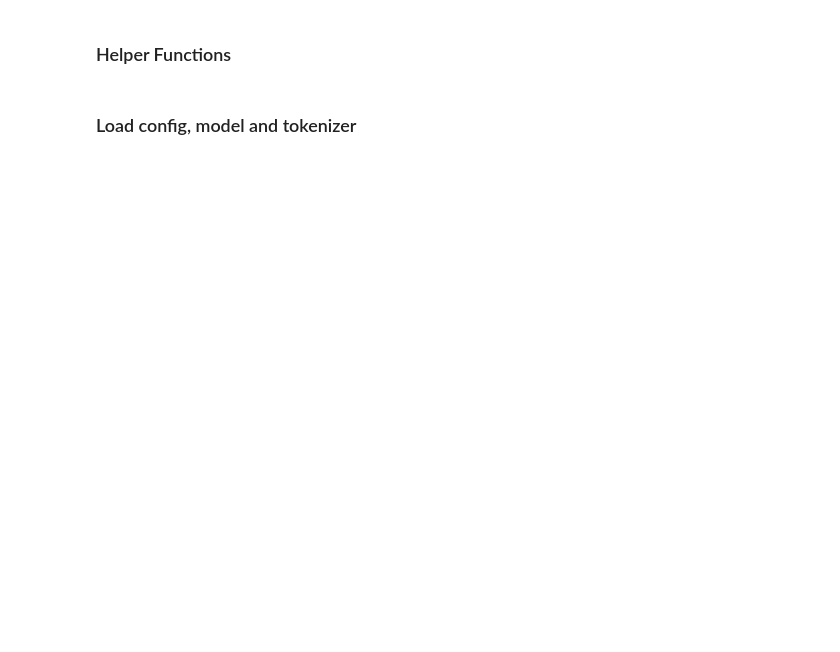
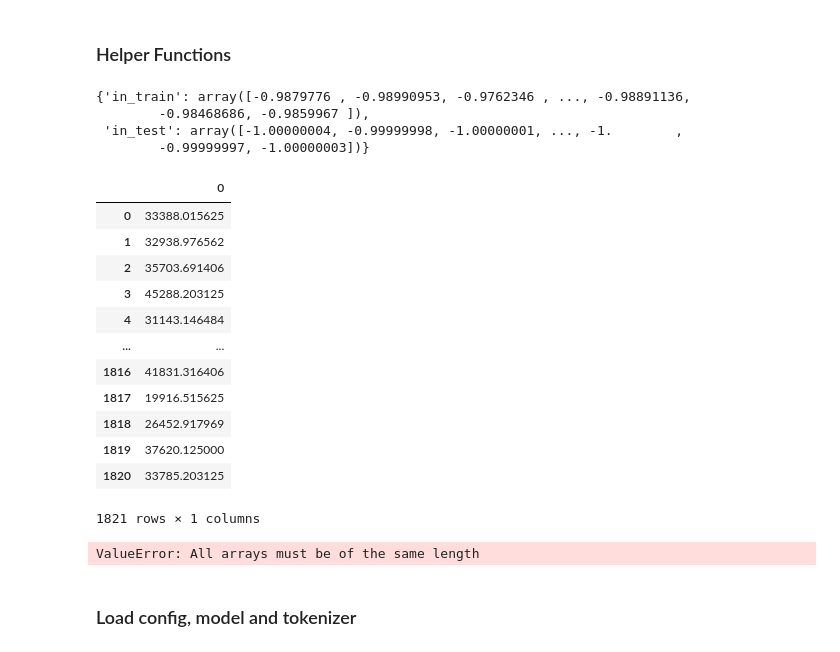
Before and after one commit to joevincentgaltie/OOD_Detection_ENSAE, a Jupyter notebook: notebook2.ipynb, the cells around one changed output. Saved outputs shown, nothing was run; the diff lists cells and outputs as text; code cells hidden in the pictures; blank space fills up the shorter version.

```diff
--- a/notebook2.ipynb
+++ b/notebook2.ipynb
@@ -140,5 +123,32 @@ def plot_scorer_distrib(
     sns.histplot(data=tmp, ax=ax, bins=100, **args)
 
     ax.set_title(title)
+# %%
+records
+# %% [output]
+{'in_train': array([-0.9879776 , -0.98990953, -0.9762346 , ..., -0.98891136,
+        -0.98468686, -0.9859967 ]),
+ 'in_test': array([-1.00000004, -0.99999998, -1.00000001, ..., -1.        ,
+        -0.99999997, -1.00000003])}
+# %%
+pd.DataFrame(records['in_train'])
+# %% [output]
+|  | 0 |
+| 0 | 33388.015625 |
+| 1 | 32938.976562 |
+| 2 | 35703.691406 |
+| 3 | 45288.203125 |
+| 4 | 31143.146484 |
+| ... | ... |
+| 1816 | 41831.316406 |
+| 1817 | 19916.515625 |
+| 1818 | 26452.917969 |
+| 1819 | 37620.125000 |
+| 1820 | 33785.203125 |
+1821 rows × 1 columns
+# %%
+pd.DataFrame(records)
+# %% [output]
+ValueError: All arrays must be of the same length
 # %% [markdown]
 ### Load config, model and tokenizer
```
Also changed, not shown: parts of 35 cells of this notebook.
